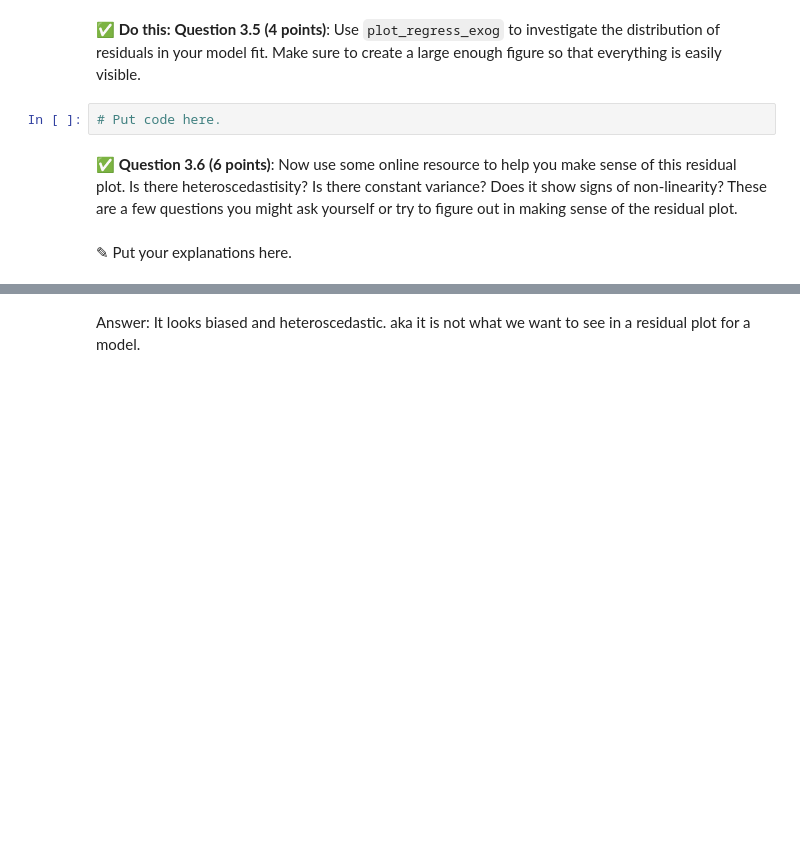
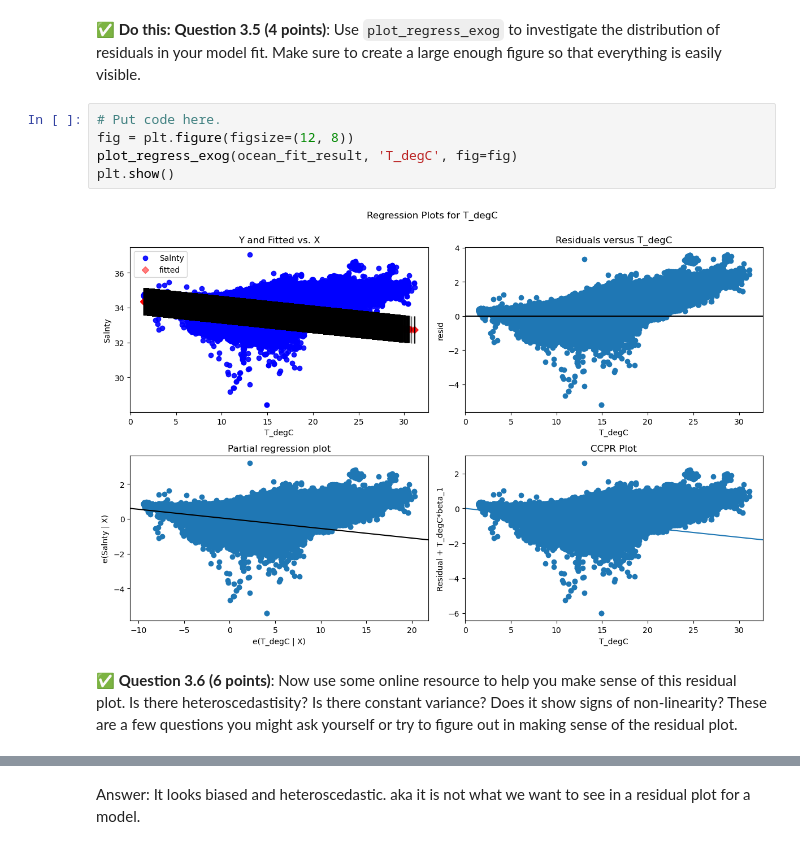
Before and after one commit to ze-ntsh/cmse202-s25-turnin, a Jupyter notebook: hw-03/HW-03_Regression-S25-NITISH MAINDOLIYA.ipynb, the cells around one changed output, grey strips where cells are left out. Cells and saved outputs as stored; diff of their text form; blank space fills up the shorter version.

```diff
--- a/hw-03/HW-03_Regression-S25-NITISH MAINDOLIYA.ipynb
+++ b/hw-03/HW-03_Regression-S25-NITISH MAINDOLIYA.ipynb
@@ -156,8 +198,11 @@ In this part, we'll perform some one-variable linear and polynomial regression a
 # %% [markdown]
 **&#9989; Do this:** **Question 3.5 (4 points)**: Use `plot_regress_exog` to investigate the distribution of residuals in your model fit. Make sure to create a large enough figure so that everything is easily visible.
-# %%
-# Put code here.
+# %%
+# Put code here.
+fig = plt.figure(figsize=(12, 8))
+plot_regress_exog(ocean_fit_result, 'T_degC', fig=fig)
+plt.show()
+# %% [output]
+[figure, added]
 # %% [markdown]
 &#9989;  **Question 3.6 (6 points)**: Now use some online resource to help you make sense of this residual plot. Is there heteroscedastisity? Is there constant variance? Does it show signs of non-linearity? These are a few questions you might ask yourself or try to figure out in making sense of the residual plot.
-# %% [markdown]
-<font size=+3>&#9998;</font> Put your explanations here.
```
Also changed, not shown: parts of 9 cells of this notebook.
